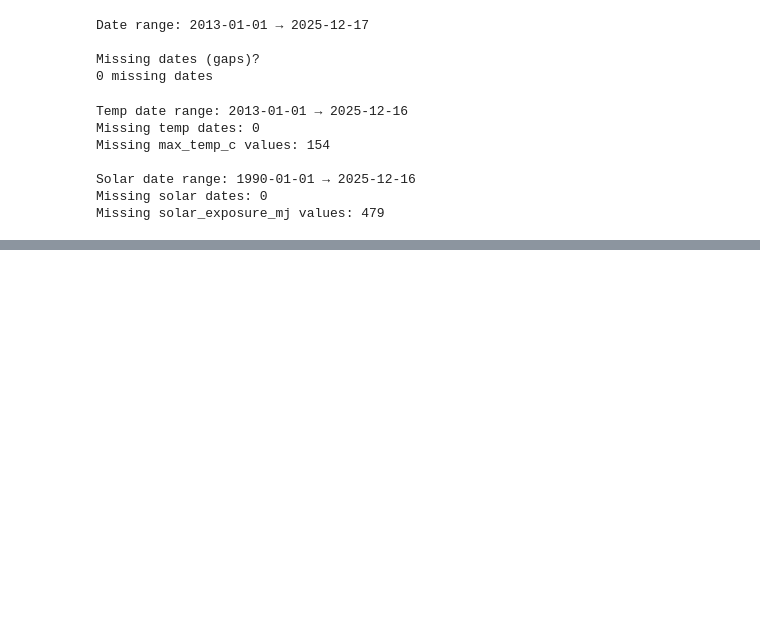
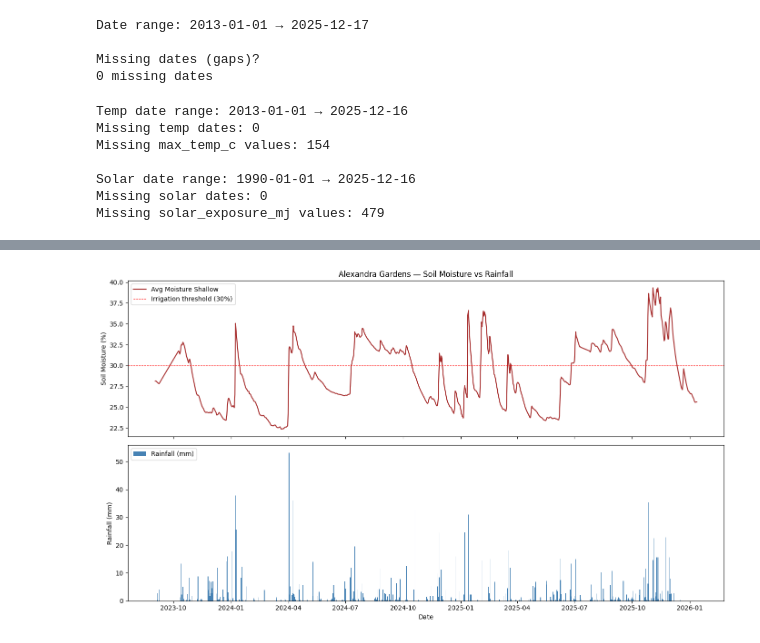
Before and after one commit to ElzTom/smart_farming_analytics, a Jupyter notebook: notebooks/explore_data.ipynb, the cells around one changed output, grey strips where cells are left out. Drawn from its saved outputs; the diff is of its cells as text; code cells hidden in the pictures; blank space fills up the shorter version.

```diff
--- a/notebooks/explore_data.ipynb
+++ b/notebooks/explore_data.ipynb
@@ -542,0 +565,5 @@ Missing solar_exposure_mj values: 479
+# %%
+gold = pd.read_parquet('../data/gold/daily_site_summary')
+print(gold.columns.tolist())
+print("\nSoil texture values:")
+print(gold['soil_texture'].value_counts())
@@ -542,0 +647,26 @@ Missing solar_exposure_mj values: 479
+# %%
+import matplotlib.pyplot as plt
+import matplotlib.dates as mdates
+
+# Pick one site with good data
+site = gold[gold['site_name'] == 'Alexandra Gardens Engineers Lawn'].sort_values('date')
+
+fig, (ax1, ax2) = plt.subplots(2, 1, figsize=(14, 8), sharex=True)
+
+# Moisture
+ax1.plot(site['date'], site['avg_moisture_shallow'], color='brown', label='Avg Moisture Shallow')
+ax1.axhline(30, color='red', linestyle='--', linewidth=0.8, label='Irrigation threshold (30%)')
+ax1.set_ylabel('Soil Moisture (%)')
+ax1.legend()
+ax1.set_title('Alexandra Gardens — Soil Moisture vs Rainfall')
+
+# Rainfall as bar chart
+ax2.bar(site['date'], site['rainfall_mm'], color='steelblue', label='Rainfall (mm)', width=1)
+ax2.set_ylabel('Rainfall (mm)')
+ax2.set_xlabel('Date')
+ax2.legend()
+
+plt.tight_layout()
+plt.show()
+# %% [output]
+[figure, added]
```
Also changed, not shown: parts of 7 cells of this notebook, 5 other files.
